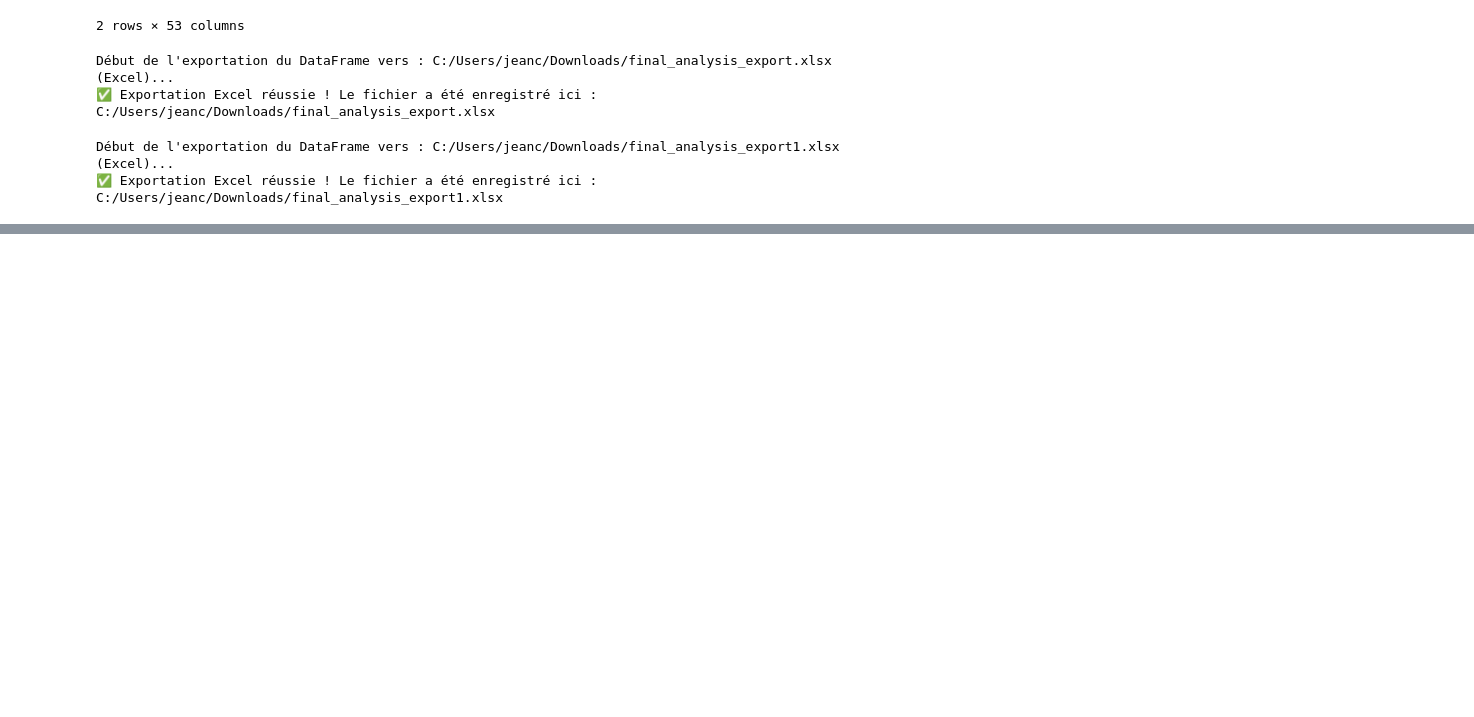
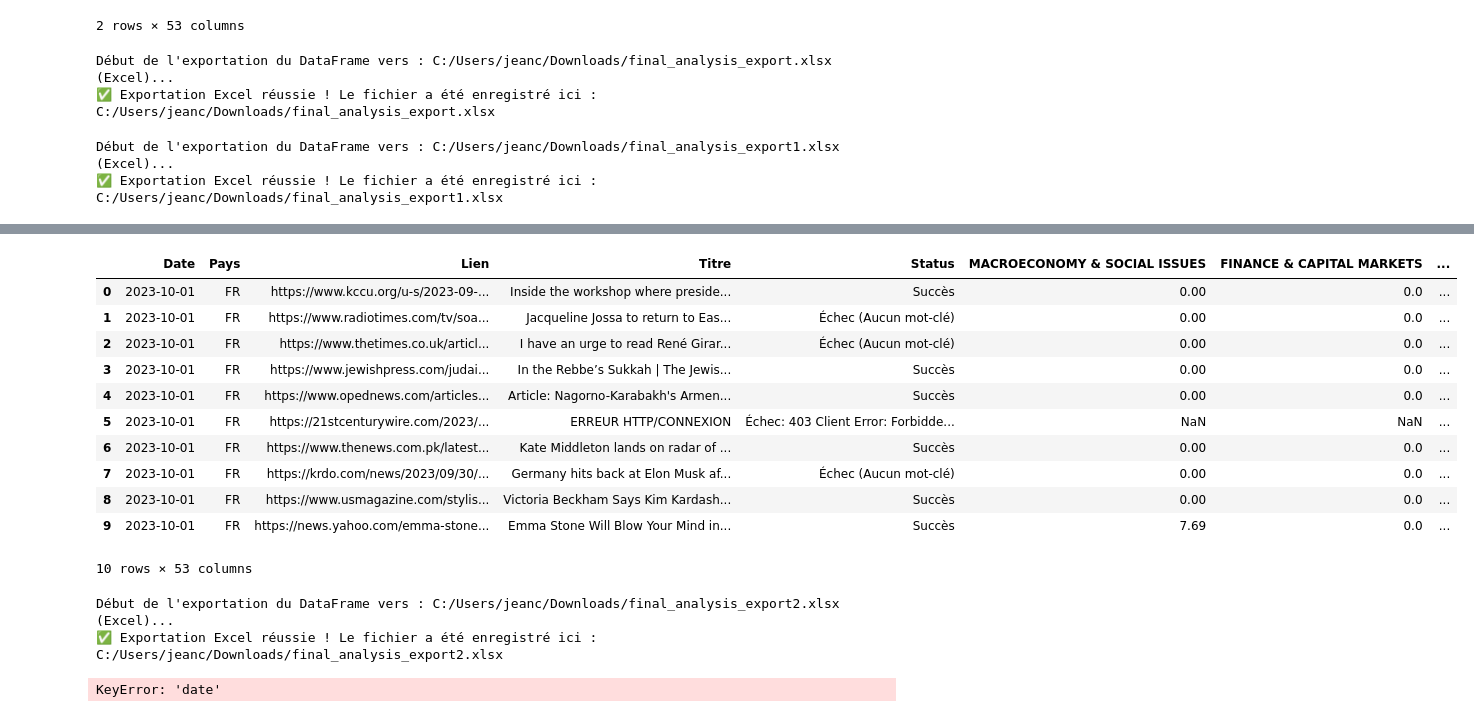
Before and after one commit to WilliamYOLO/BIGDATA, a Jupyter notebook: Sentiment.ipynb, the cells around one changed output, grey strips where cells are left out. Cells and saved outputs as stored; diff of their text form; code cells hidden in the pictures; blank space fills up the shorter version.

```diff
--- a/Sentiment.ipynb
+++ b/Sentiment.ipynb
@@ -4138,0 +4640,51 @@ def analyser_url_unique_optimise(url: str):
+# %%
+final_combined_df
+# %% [output]
+|  | Date | Pays | Lien | Titre | Status | MACROECONOMY & SOCIAL ISSUES | FINANCE & CAPITAL MARKETS | ... |
+| 0 | 2023-10-01 | FR | https://www.kccu.org/u-s/2023-09-... | Inside the workshop where preside... | Succès | 0.00 | 0.0 | ... |
+| 1 | 2023-10-01 | FR | https://www.radiotimes.com/tv/soa... | Jacqueline Jossa to return to Eas... | Échec (Aucun mot-clé) | 0.00 | 0.0 | ... |
+| 2 | 2023-10-01 | FR | https://www.thetimes.co.uk/articl... | I have an urge to read René Girar... | Échec (Aucun mot-clé) | 0.00 | 0.0 | ... |
+| 3 | 2023-10-01 | FR | https://www.jewishpress.com/judai... | In the Rebbe’s Sukkah | The Jewis... | Succès | 0.00 | 0.0 | ... |
+| 4 | 2023-10-01 | FR | https://www.opednews.com/articles... | Article: Nagorno-Karabakh's Armen... | Succès | 0.00 | 0.0 | ... |
+| 5 | 2023-10-01 | FR | https://21stcenturywire.com/2023/... | ERREUR HTTP/CONNEXION | Échec: 403 Client Error: Forbidde... | NaN | NaN | ... |
+| 6 | 2023-10-01 | FR | https://www.thenews.com.pk/latest... | Kate Middleton lands on radar of ... | Succès | 0.00 | 0.0 | ... |
+| 7 | 2023-10-01 | FR | https://krdo.com/news/2023/09/30/... | Germany hits back at Elon Musk af... | Échec (Aucun mot-clé) | 0.00 | 0.0 | ... |
+| 8 | 2023-10-01 | FR | https://www.usmagazine.com/stylis... | Victoria Beckham Says Kim Kardash... | Succès | 0.00 | 0.0 | ... |
+| 9 | 2023-10-01 | FR | https://news.yahoo.com/emma-stone... | Emma Stone Will Blow Your Mind in... | Succès | 7.69 | 0.0 | ... |
+10 rows × 53 columns
+# %%
+import pandas as pd
+
+# --- 1. Définir le Chemin d'Accès et le Nom du Fichier ---
+
+# MODIFIEZ CETTE LIGNE AVEC LE CHEMIN DU DOSSIER EXISTANT DÉSIRÉ !
+DOSSIER_EXPORT = 'C:/Users/jeanc/Downloads'
+# CHANGEMENT: Utiliser l'extension .xlsx pour le format Excel
+NOM_FICHIER = 'final_analysis_export2.xlsx'
+
+# Concaténation simple
+CHEMIN_COMPLET = f"{DOSSIER_EXPORT}/{NOM_FICHIER}"
+
+print(f"Début de l'exportation du DataFrame vers : {CHEMIN_COMPLET} (Excel)...")
+
+# --- 2. Exportation vers Excel (.xlsx) ---
+try:
+    # Changement: Utilisation de la méthode to_excel()
+    # Le séparateur et l'encodage ne sont plus nécessaires pour Excel
+    final_combined_df.to_excel(
+        CHEMIN_COMPLET,
+        index=False,     # Exclut l'index de Pandas
+        engine='openpyxl' # Spécifie le moteur d'écriture Excel
+    )
+
+    print(f"✅ Exportation Excel réussie ! Le fichier a été enregistré ici : {CHEMIN_COMPLET}")
+
+except ImportError:
+    print("\n❌ ERREUR : La librairie 'openpyxl' est requise pour l'exportation Excel.")
+    print("Veuillez l'installer en exécutant : pip install openpyxl")
+
+except Exception as e:
+    print(f"\n❌ Erreur lors de l'exportation vers Excel : {e}")
+# %% [output]
+Début de l'exportation du DataFrame vers : C:/Users/jeanc/Downloads/final_analysis_export2.xlsx (Excel)...
+✅ Exportation Excel réussie ! Le fichier a été enregistré ici : C:/Users/jeanc/Downloads/final_analysis_export2.xlsx
@@ -4138,0 +4752,4 @@ def analyser_url_unique_optimise(url: str):
+# %%
+plot_avg_heatmap(final_combined_df)
+# %% [output]
+KeyError: 'date'
```
Also changed, not shown: parts of 3 cells of this notebook.
